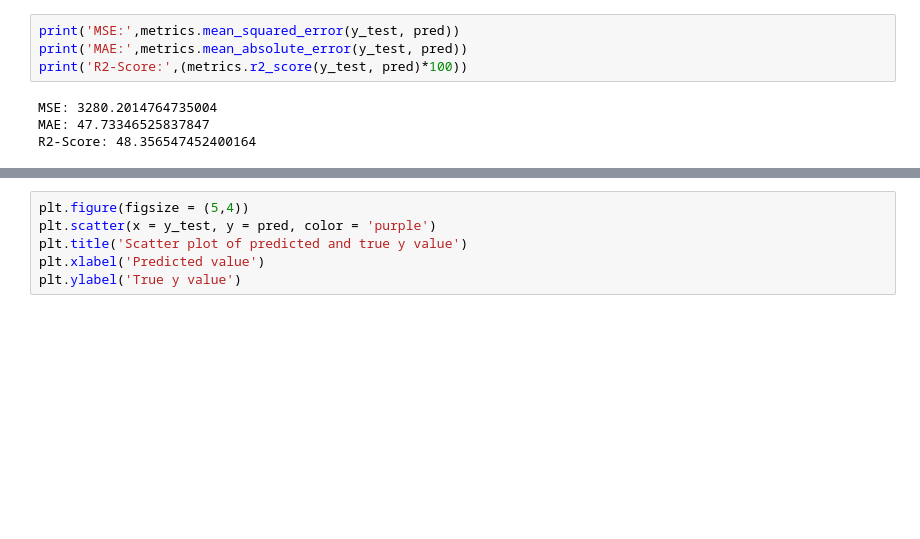
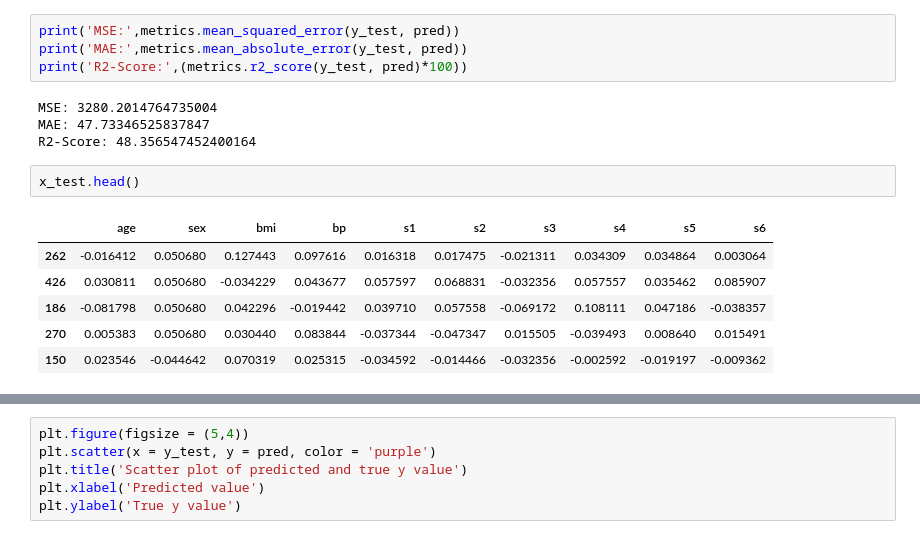
Before and after one commit to Garima726/Diabetes_project, a Jupyter notebook: diabetes.ipynb, the cells around one changed output, grey strips where cells are left out. Cells and saved outputs as stored; diff of their text form; blank space fills up the shorter version.

```diff
--- a/diabetes.ipynb
+++ b/diabetes.ipynb
@@ -104,3 +142,12 @@ print('R2-Score:',(metrics.r2_score(y_test, pred)*100))
 MSE: 3280.2014764735004
 MAE: 47.73346525837847
 R2-Score: 48.356547452400164
+# %%
+x_test.head()
+# %% [output]
+|  | age | sex | bmi | bp | s1 | s2 | s3 | s4 | s5 | s6 |
+| 262 | -0.016412 | 0.050680 | 0.127443 | 0.097616 | 0.016318 | 0.017475 | -0.021311 | 0.034309 | 0.034864 | 0.003064 |
+| 426 | 0.030811 | 0.050680 | -0.034229 | 0.043677 | 0.057597 | 0.068831 | -0.032356 | 0.057557 | 0.035462 | 0.085907 |
+| 186 | -0.081798 | 0.050680 | 0.042296 | -0.019442 | 0.039710 | 0.057558 | -0.069172 | 0.108111 | 0.047186 | -0.038357 |
+| 270 | 0.005383 | 0.050680 | 0.030440 | 0.083844 | -0.037344 | -0.047347 | 0.015505 | -0.039493 | 0.008640 | 0.015491 |
+| 150 | 0.023546 | -0.044642 | 0.070319 | 0.025315 | -0.034592 | -0.014466 | -0.032356 | -0.002592 | -0.019197 | -0.009362 |
```
Also changed, not shown: parts of 8 cells of this notebook.
